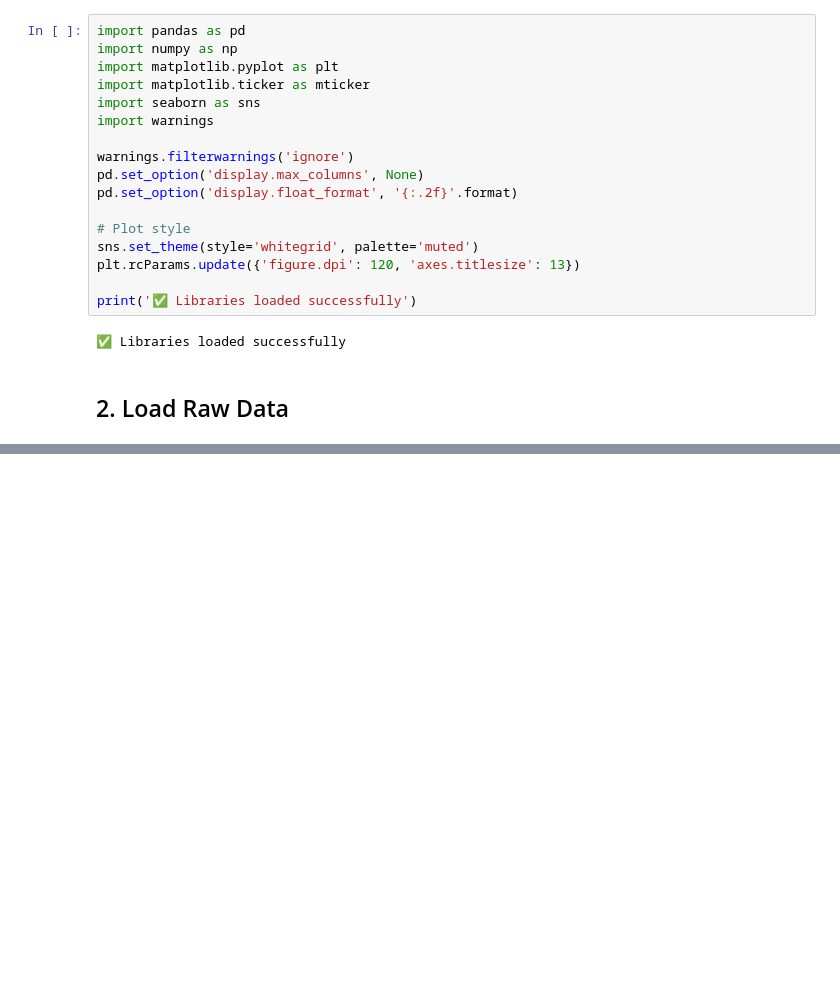
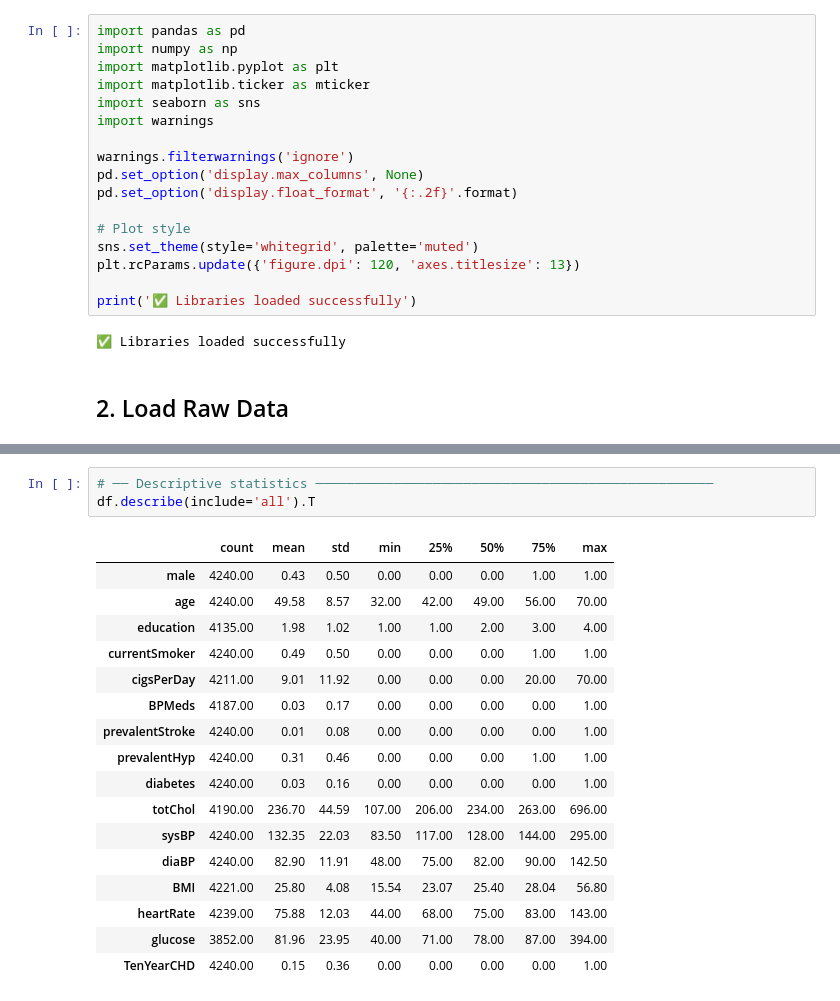
Before and after one commit to AhamedNismi-2000/framingham_heart_risk_analysis, a Jupyter notebook: Data_Clean/data_cleaning.ipynb, the cells around one changed output, grey strips where cells are left out. Cells and saved outputs as stored; diff of their text form; blank space fills up the shorter version.

```diff
--- a/Data_Clean/data_cleaning.ipynb
+++ b/Data_Clean/data_cleaning.ipynb
@@ -69,0 +100,21 @@ Cols : 16
+# %%
+# ── Descriptive statistics ───────────────────────────────────────────────────
+df.describe(include='all').T
+# %% [output]
+|  | count | mean | std | min | 25% | 50% | 75% | max |
+| male | 4240.00 | 0.43 | 0.50 | 0.00 | 0.00 | 0.00 | 1.00 | 1.00 |
+| age | 4240.00 | 49.58 | 8.57 | 32.00 | 42.00 | 49.00 | 56.00 | 70.00 |
+| education | 4135.00 | 1.98 | 1.02 | 1.00 | 1.00 | 2.00 | 3.00 | 4.00 |
+| currentSmoker | 4240.00 | 0.49 | 0.50 | 0.00 | 0.00 | 0.00 | 1.00 | 1.00 |
+| cigsPerDay | 4211.00 | 9.01 | 11.92 | 0.00 | 0.00 | 0.00 | 20.00 | 70.00 |
+| BPMeds | 4187.00 | 0.03 | 0.17 | 0.00 | 0.00 | 0.00 | 0.00 | 1.00 |
+| prevalentStroke | 4240.00 | 0.01 | 0.08 | 0.00 | 0.00 | 0.00 | 0.00 | 1.00 |
+| prevalentHyp | 4240.00 | 0.31 | 0.46 | 0.00 | 0.00 | 0.00 | 1.00 | 1.00 |
+| diabetes | 4240.00 | 0.03 | 0.16 | 0.00 | 0.00 | 0.00 | 0.00 | 1.00 |
+| totChol | 4190.00 | 236.70 | 44.59 | 107.00 | 206.00 | 234.00 | 263.00 | 696.00 |
+| sysBP | 4240.00 | 132.35 | 22.03 | 83.50 | 117.00 | 128.00 | 144.00 | 295.00 |
+| diaBP | 4240.00 | 82.90 | 11.91 | 48.00 | 75.00 | 82.00 | 90.00 | 142.50 |
+| BMI | 4221.00 | 25.80 | 4.08 | 15.54 | 23.07 | 25.40 | 28.04 | 56.80 |
+| heartRate | 4239.00 | 75.88 | 12.03 | 44.00 | 68.00 | 75.00 | 83.00 | 143.00 |
+| glucose | 3852.00 | 81.96 | 23.95 | 40.00 | 71.00 | 78.00 | 87.00 | 394.00 |
+| TenYearCHD | 4240.00 | 0.15 | 0.36 | 0.00 | 0.00 | 0.00 | 0.00 | 1.00 |
```
Also changed, not shown: parts of 4 cells of this notebook.
